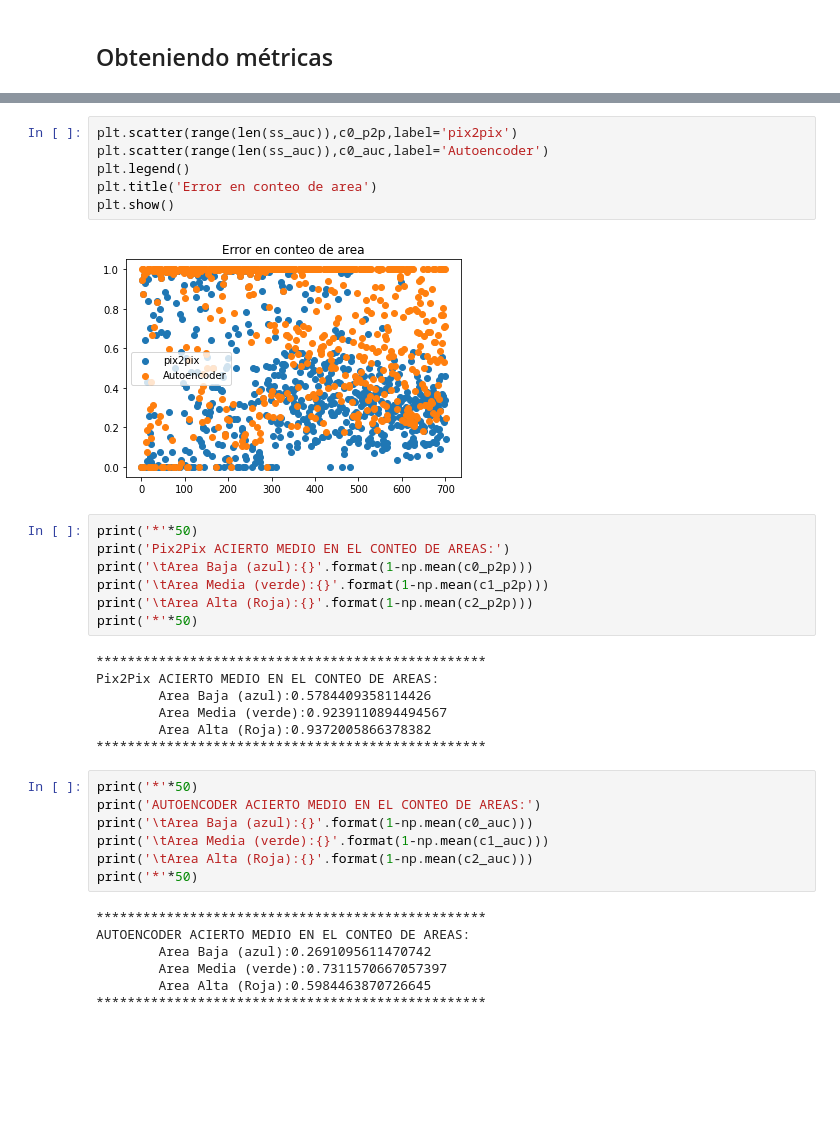
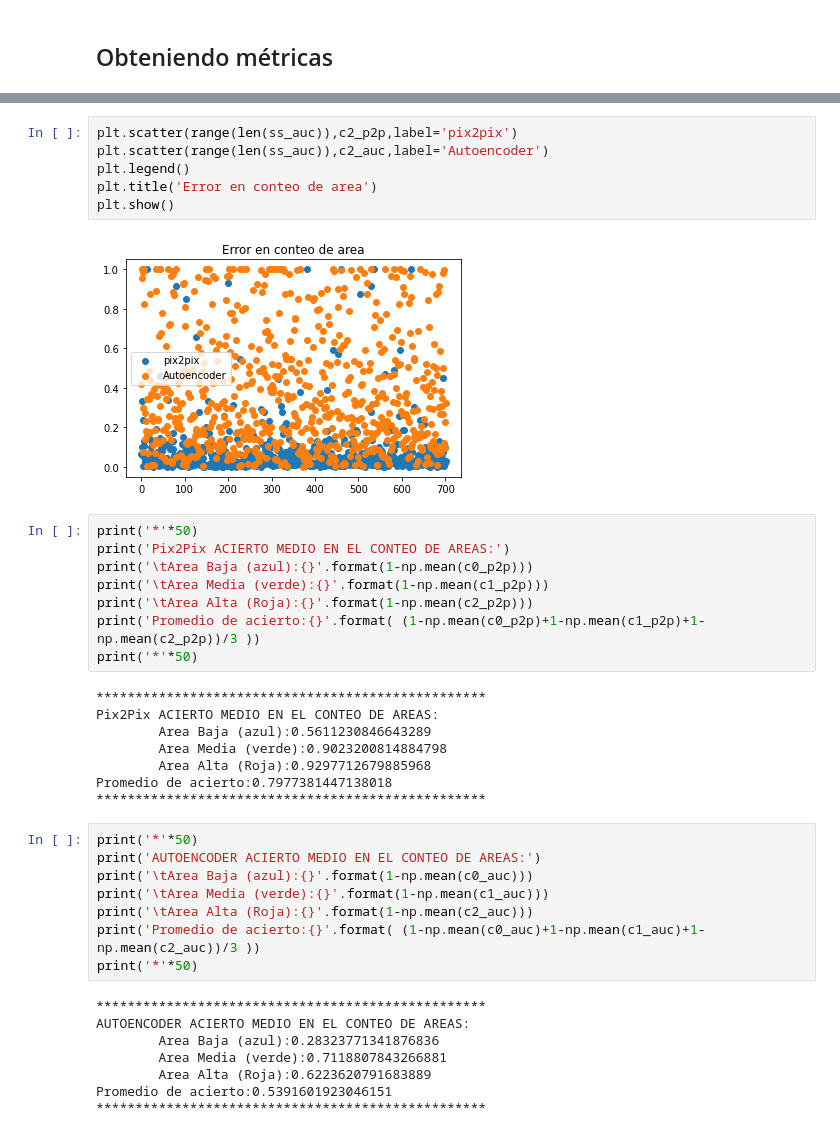
Before and after one commit to AndresInsuasty/tesis-cafes-especiales, a Jupyter notebook: pix2pix_vs_autoencoder.ipynb, the cells around one changed output, grey strips where cells are left out. Cells and saved outputs as stored; diff of their text form; blank space fills up the shorter version.

Commit message:
Porcentaje promedio de acierto

```diff
--- a/pix2pix_vs_autoencoder.ipynb
+++ b/pix2pix_vs_autoencoder.ipynb
@@ -383,24 +376,26 @@ plt.show()
 # %%
-plt.scatter(range(len(ss_auc)),c0_p2p,label='pix2pix')
-plt.scatter(range(len(ss_auc)),c0_auc,label='Autoencoder')
+plt.scatter(range(len(ss_auc)),c2_p2p,label='pix2pix')
+plt.scatter(range(len(ss_auc)),c2_auc,label='Autoencoder')
 plt.legend()
 plt.title('Error en conteo de area')
 plt.show()
 # %% [output]
-[figure, old version]
+[figure, new version]
 # %%
 print('*'*50)
 print('Pix2Pix ACIERTO MEDIO EN EL CONTEO DE AREAS:')
 print('\tArea Baja (azul):{}'.format(1-np.mean(c0_p2p)))
 print('\tArea Media (verde):{}'.format(1-np.mean(c1_p2p)))
 print('\tArea Alta (Roja):{}'.format(1-np.mean(c2_p2p)))
+print('Promedio de acierto:{}'.format( (1-np.mean(c0_p2p)+1-np.mean(c1_p2p)+1-np.mean(c2_p2p))/3 ))
 print('*'*50)
 # %% [output]
 **************************************************
 Pix2Pix ACIERTO MEDIO EN EL CONTEO DE AREAS:
-        Area Baja (azul):0.5784409358114426
-        Area Media (verde):0.9239110894494567
-        Area Alta (Roja):0.9372005866378382
+        Area Baja (azul):0.5611230846643289
+        Area Media (verde):0.9023200814884798
+        Area Alta (Roja):0.9297712679885968
+Promedio de acierto:0.7977381447138018
 **************************************************
 # %%
 print('*'*50)
@@ -408,11 +403,13 @@ print('AUTOENCODER ACIERTO MEDIO EN EL CONTEO DE AREAS:')
 print('\tArea Baja (azul):{}'.format(1-np.mean(c0_auc)))
 print('\tArea Media (verde):{}'.format(1-np.mean(c1_auc)))
 print('\tArea Alta (Roja):{}'.format(1-np.mean(c2_auc)))
+print('Promedio de acierto:{}'.format( (1-np.mean(c0_auc)+1-np.mean(c1_auc)+1-np.mean(c2_auc))/3 ))
 print('*'*50)
 # %% [output]
 **************************************************
 AUTOENCODER ACIERTO MEDIO EN EL CONTEO DE AREAS:
-        Area Baja (azul):0.2691095611470742
-        Area Media (verde):0.7311570667057397
-        Area Alta (Roja):0.5984463870726645
+        Area Baja (azul):0.28323771341876836
+        Area Media (verde):0.7118807843266881
+        Area Alta (Roja):0.6223620791683889
+Promedio de acierto:0.5391601923046151
 **************************************************
```
Also changed, not shown: parts of 8 cells of this notebook.
